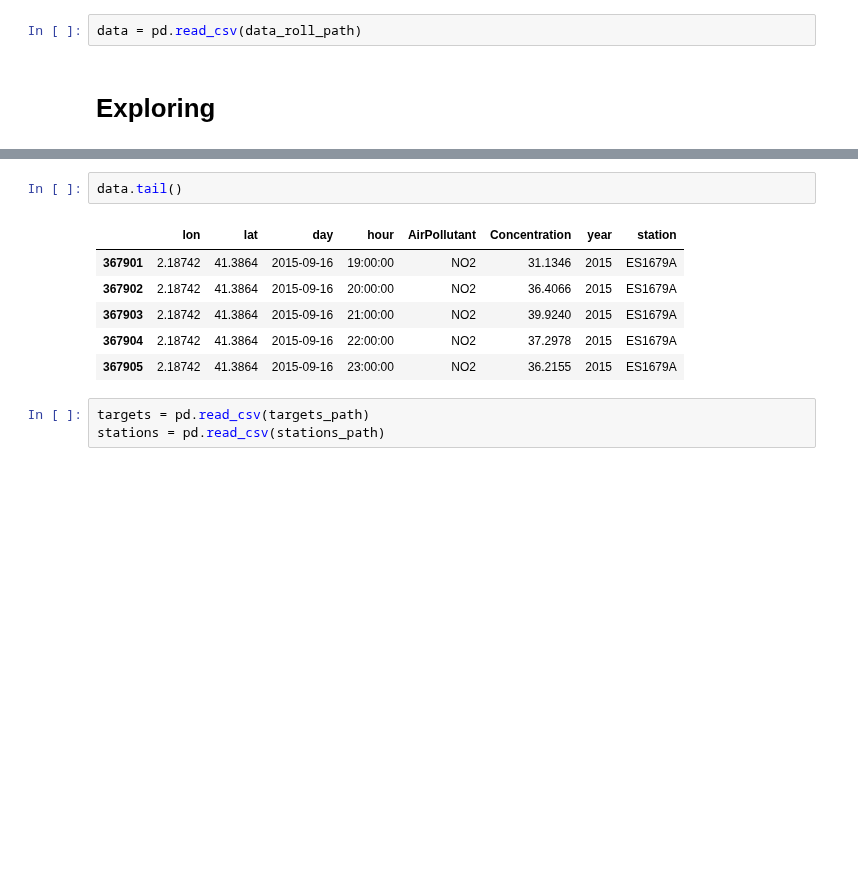
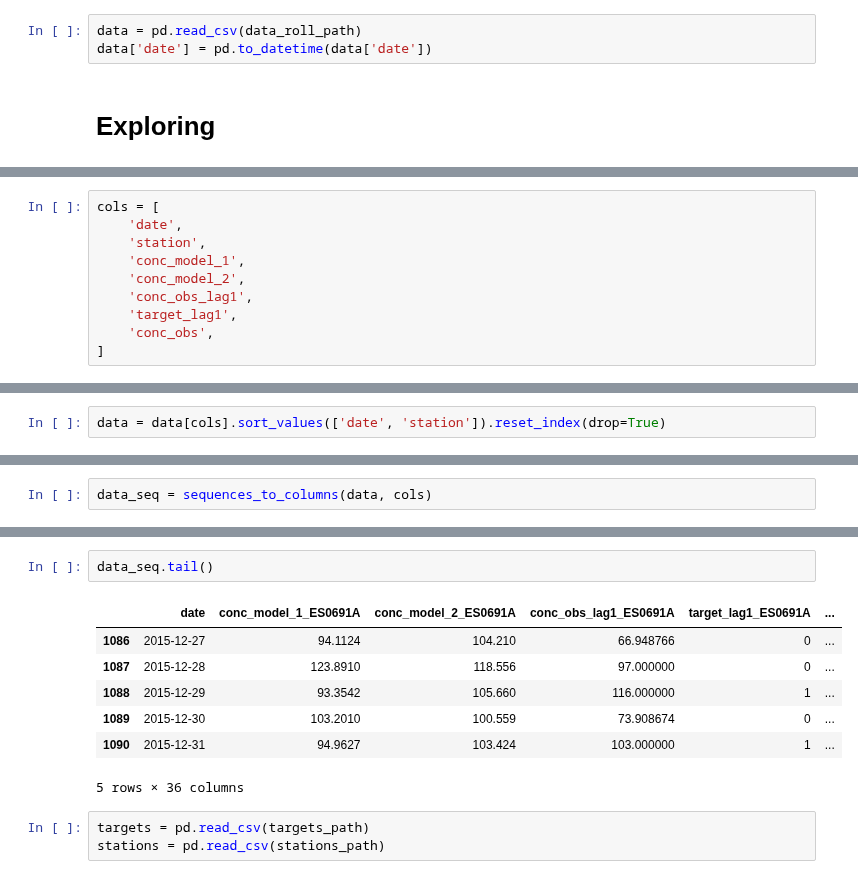
Before and after one commit to javiermas/BCNAirQualityDatathon, a Jupyter notebook: notebooks/01_jma_modelling.ipynb, the cells around one changed output, grey strips where cells are left out. Drawn from its saved outputs; the diff is of its cells as text; blank space fills up the shorter version.

Commit message:
updated lstm for new data

```diff
--- a/notebooks/01_jma_modelling.ipynb
+++ b/notebooks/01_jma_modelling.ipynb
@@ -19,5 +21,6 @@ data_roll_path = '/Users/b.yc0006/Cloud/BCNAirQualityDatathon/data/processed/dat
 submission_path = '/Users/b.yc0006/Cloud/BCNAirQualityDatathon/data/submissions/'
 # %%
 data = pd.read_csv(data_roll_path)
+data['date'] = pd.to_datetime(data['date'])
 # %% [markdown]
 # Exploring
@@ -23,0 +61,10 @@ data = pd.read_csv(data_roll_path)
+# %%
+cols = [
+    'date',
+    'station',
+    'conc_model_1',
+    'conc_model_2',
+    'conc_obs_lag1',
+    'target_lag1',
+    'conc_obs',
+]
@@ -24 +81,3 @@ data = pd.read_csv(data_roll_path)
+# %%
+data = data[cols].sort_values(['date', 'station']).reset_index(drop=True)
 # %%
@@ -46,0 +96,2 @@ target = [
+# %%
+data_seq = sequences_to_columns(data, cols)
@@ -47,12 +134,13 @@ target = [
 # %%
-data.tail()
+data_seq.tail()
 # %% [output]
-|  | lon | lat | day | hour | AirPollutant | Concentration | year | station |
-| 367901 | 2.18742 | 41.3864 | 2015-09-16 | 19:00:00 | NO2 | 31.1346 | 2015 | ES1679A |
-| 367902 | 2.18742 | 41.3864 | 2015-09-16 | 20:00:00 | NO2 | 36.4066 | 2015 | ES1679A |
-| 367903 | 2.18742 | 41.3864 | 2015-09-16 | 21:00:00 | NO2 | 39.9240 | 2015 | ES1679A |
-| 367904 | 2.18742 | 41.3864 | 2015-09-16 | 22:00:00 | NO2 | 37.2978 | 2015 | ES1679A |
-| 367905 | 2.18742 | 41.3864 | 2015-09-16 | 23:00:00 | NO2 | 36.2155 | 2015 | ES1679A |
+|  | date | conc_model_1_ES0691A | conc_model_2_ES0691A | conc_obs_lag1_ES0691A | target_lag1_ES0691A | ... |
+| 1086 | 2015-12-27 | 94.1124 | 104.210 | 66.948766 | 0 | ... |
+| 1087 | 2015-12-28 | 123.8910 | 118.556 | 97.000000 | 0 | ... |
+| 1088 | 2015-12-29 | 93.3542 | 105.660 | 116.000000 | 1 | ... |
+| 1089 | 2015-12-30 | 103.2010 | 100.559 | 73.908674 | 0 | ... |
+| 1090 | 2015-12-31 | 94.9627 | 103.424 | 103.000000 | 1 | ... |
+5 rows × 36 columns
 # %%
 targets = pd.read_csv(targets_path)
 stations = pd.read_csv(stations_path)
```
Also changed, not shown: parts of 21 cells of this notebook, 4 other files.
